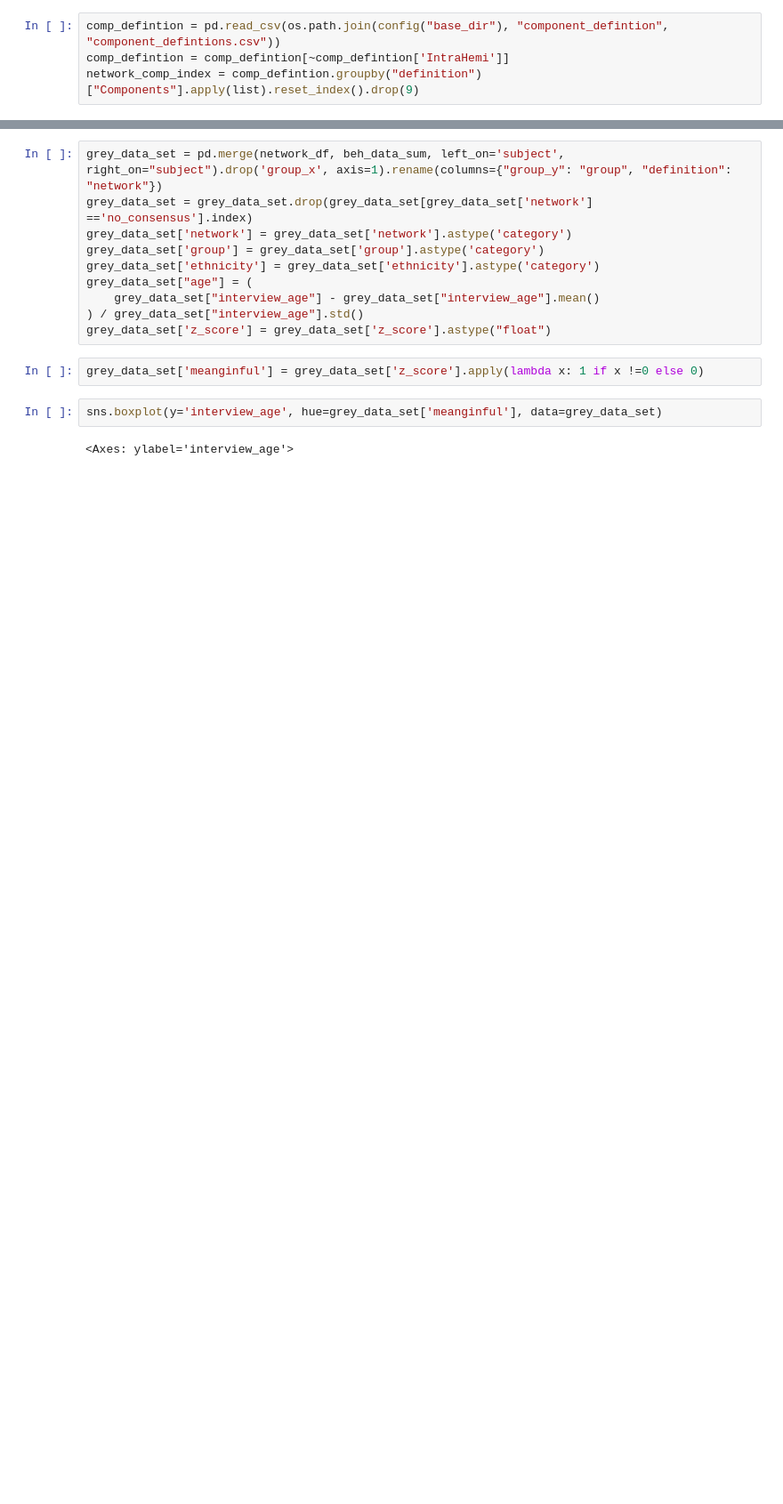
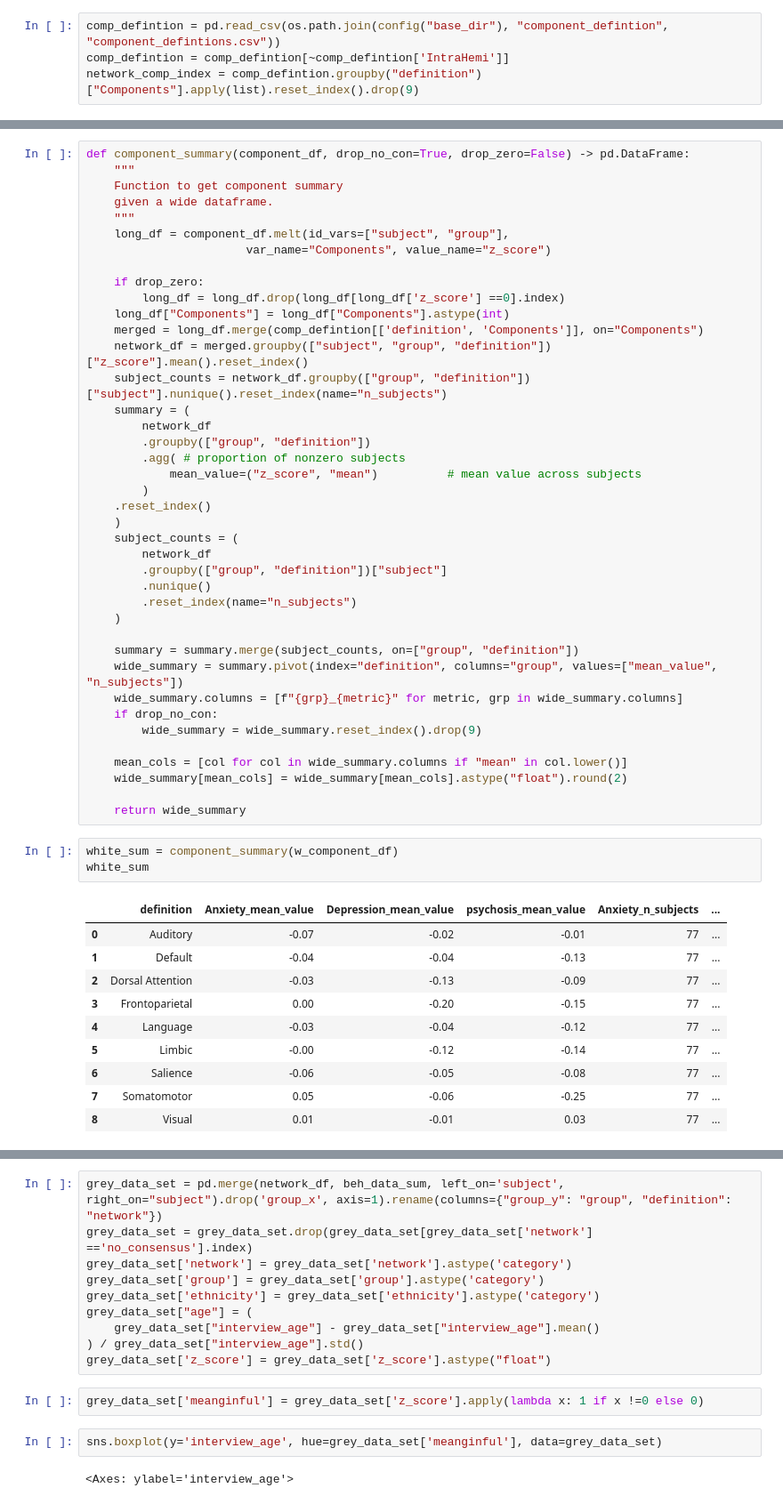
Before and after one commit to Daniel-Halls/nfact_idp, a Jupyter notebook: nfact_id/group_diff/exploring_differences.ipynb, the cells around one changed output, grey strips where cells are left out. Shown at 89% size. Saved outputs shown, nothing was run; the diff lists cells and outputs as text; blank space fills up the shorter version.

```diff
--- a/nfact_id/group_diff/exploring_differences.ipynb
+++ b/nfact_id/group_diff/exploring_differences.ipynb
@@ -731,0 +447,54 @@ print(tabulate([format_row(r) for r in wide_summary.values],
+# %%
+def component_summary(component_df, drop_no_con=True, drop_zero=False) -> pd.DataFrame:
+    """
+    Function to get component summary
+    given a wide dataframe.
+    """
+    long_df = component_df.melt(id_vars=["subject", "group"],
+                       var_name="Components", value_name="z_score")
+
+    if drop_zero:
+        long_df = long_df.drop(long_df[long_df['z_score'] ==0].index)
+    long_df["Components"] = long_df["Components"].astype(int)
+    merged = long_df.merge(comp_defintion[['definition', 'Components']], on="Components")
+    network_df = merged.groupby(["subject", "group", "definition"])["z_score"].mean().reset_index()
+    subject_counts = network_df.groupby(["group", "definition"])["subject"].nunique().reset_index(name="n_subjects")
+    summary = (
+        network_df
+        .groupby(["group", "definition"])
+        .agg( # proportion of nonzero subjects
+            mean_value=("z_score", "mean")          # mean value across subjects
+        )
+    .reset_index()
+    )
+    subject_counts = (
+        network_df
+        .groupby(["group", "definition"])["subject"]
+        .nunique()
+        .reset_index(name="n_subjects")
+    )
+
+    summary = summary.merge(subject_counts, on=["group", "definition"])
+    wide_summary = summary.pivot(index="definition", columns="group", values=["mean_value", "n_subjects"])
+    wide_summary.columns = [f"{grp}_{metric}" for metric, grp in wide_summary.columns]
+    if drop_no_con:
+        wide_summary = wide_summary.reset_index().drop(9)
+
+    mean_cols = [col for col in wide_summary.columns if "mean" in col.lower()]
+    wide_summary[mean_cols] = wide_summary[mean_cols].astype("float").round(2)
+
+    return wide_summary
+# %%
+white_sum = component_summary(w_component_df)
+white_sum
+# %% [output]
+|  | definition | Anxiety_mean_value | Depression_mean_value | psychosis_mean_value | Anxiety_n_subjects | ... |
+| 0 | Auditory | -0.07 | -0.02 | -0.01 | 77 | ... |
+| 1 | Default | -0.04 | -0.04 | -0.13 | 77 | ... |
+| 2 | Dorsal Attention | -0.03 | -0.13 | -0.09 | 77 | ... |
+| 3 | Frontoparietal | 0.00 | -0.20 | -0.15 | 77 | ... |
+| 4 | Language | -0.03 | -0.04 | -0.12 | 77 | ... |
+| 5 | Limbic | -0.00 | -0.12 | -0.14 | 77 | ... |
+| 6 | Salience | -0.06 | -0.05 | -0.08 | 77 | ... |
+| 7 | Somatomotor | 0.05 | -0.06 | -0.25 | 77 | ... |
+| 8 | Visual | 0.01 | -0.01 | 0.03 | 77 | ... |
```
Also changed, not shown: parts of 43 cells of this notebook, 12 other files.
